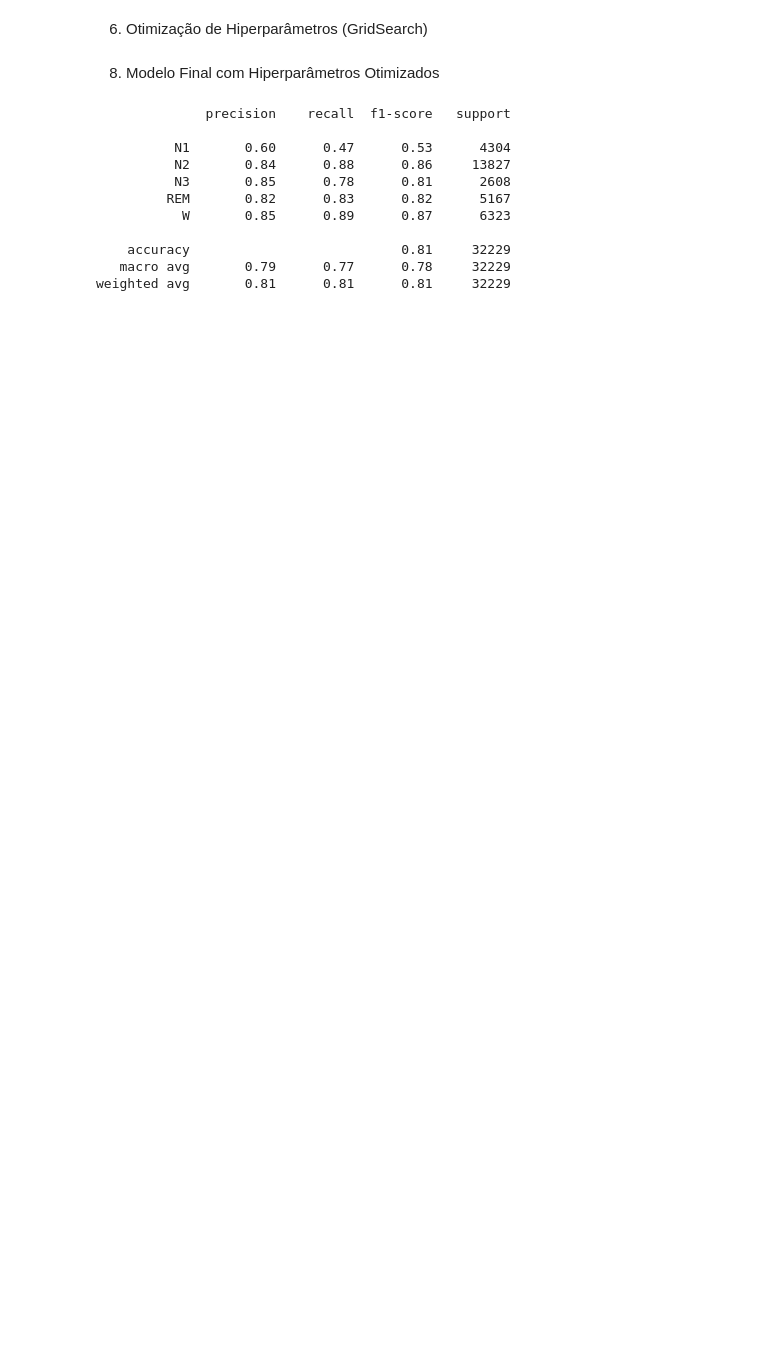
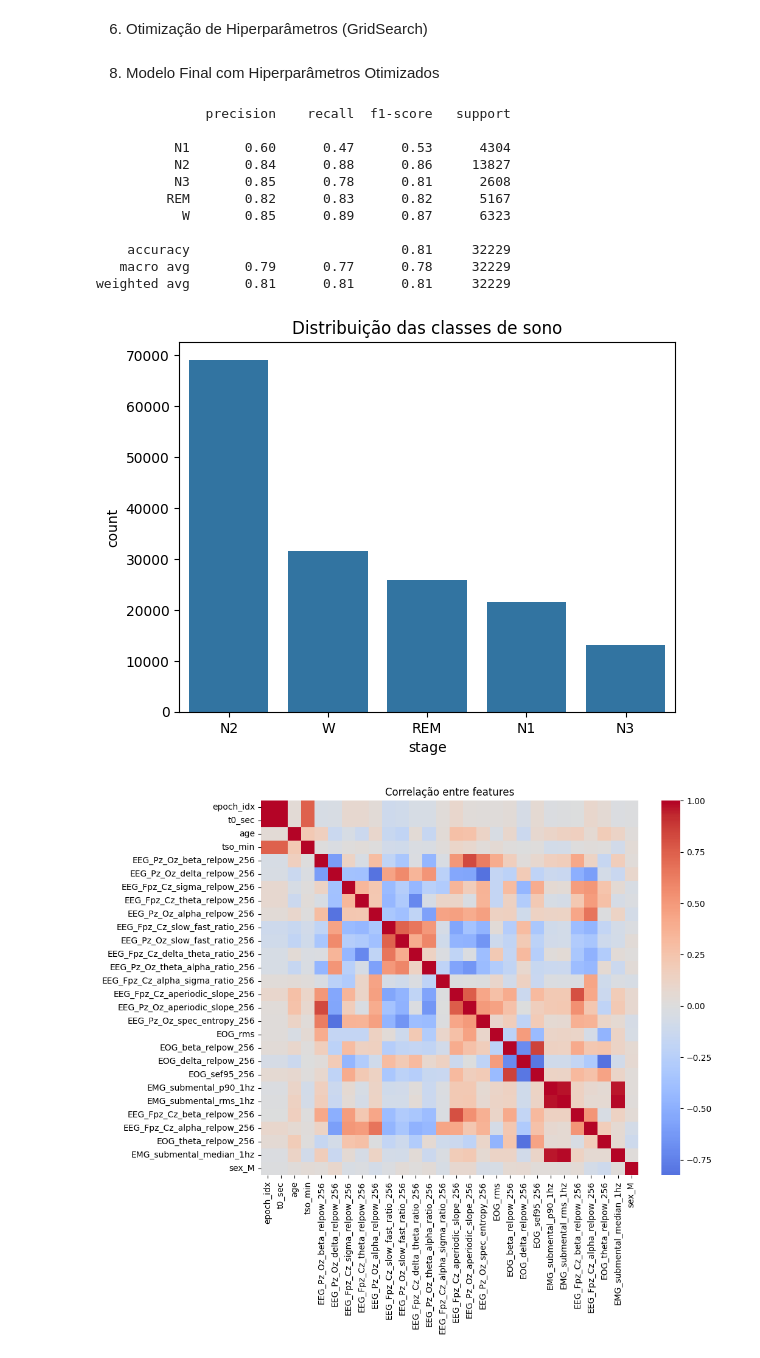
Before and after one commit to LeonardoMBarca/sleep-stages-classification, a Jupyter notebook: src/model-training/random-forest-model/random-forest-true.ipynb, the cells around one changed output. Cells and saved outputs as stored; diff of their text form; code cells hidden in the pictures; blank space fills up the shorter version.

```diff
--- a/src/model-training/random-forest-model/random-forest-true.ipynb
+++ b/src/model-training/random-forest-model/random-forest-true.ipynb
@@ -188,3 +189,33 @@ print(classification_report(y_test, y_pred))
     accuracy                           0.81     32229
    macro avg       0.79      0.77      0.78     32229
 weighted avg       0.81      0.81      0.81     32229
+# %%
+# Balanceamento de classes
+sns.countplot(x=y, order=y.value_counts().index)
+plt.title("Distribuição das classes de sono")
+plt.show()
+
+# Correlação entre features
+corr = X.corr()
+plt.figure(figsize=(10,8))
+sns.heatmap(corr, cmap="coolwarm", center=0)
+plt.title("Correlação entre features")
+plt.show()
+
+# Métricas por classe
+erros = pd.DataFrame({"y_true": y_test, "y_pred": y_pred})
+display(erros.sample(10))
+
+# Curva de aprendizado
+train_sizes, train_scores, test_scores = learning_curve(
+    rf, X, y, cv=3, scoring="f1_macro", n_jobs=-1, train_sizes=np.linspace(0.1, 1.0, 5)
+)
+
+plt.plot(train_sizes, train_scores.mean(axis=1), label="Treino")
+plt.plot(train_sizes, test_scores.mean(axis=1), label="Validação")
+plt.legend()
+plt.title("Curva de aprendizado")
+plt.show()
+# %% [output]
+[figure, added]
+[figure, added]
```
Also changed, not shown: parts of 11 cells of this notebook.
